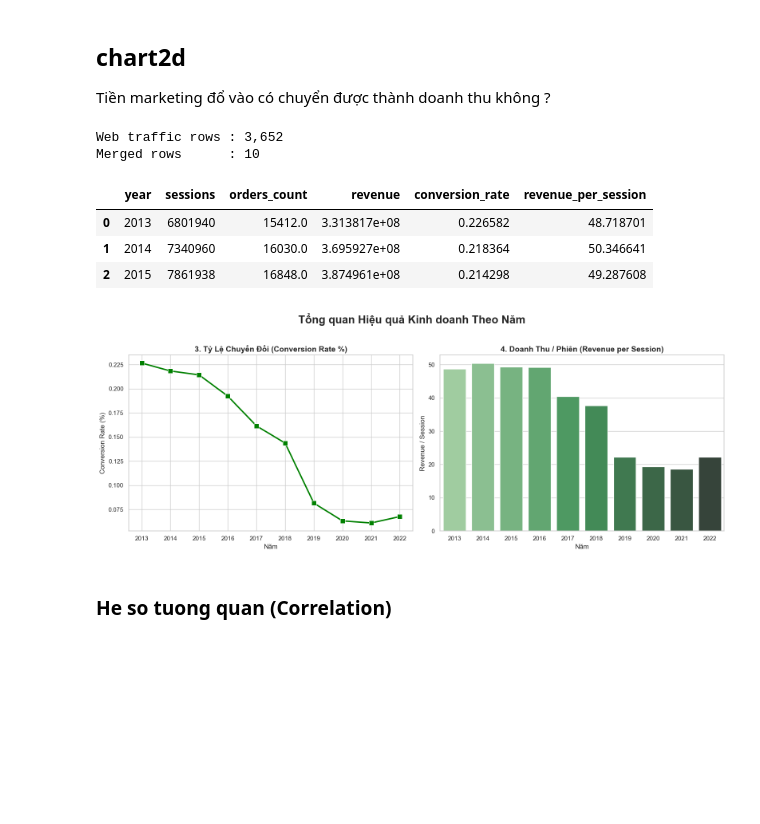
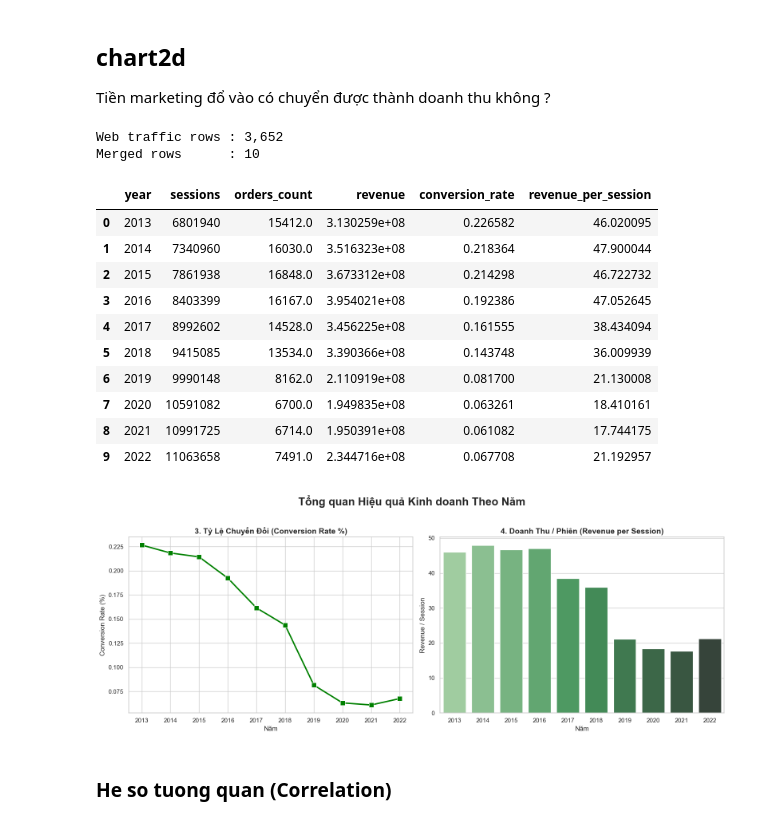
Before and after one commit to MinhCYB/BountyHunter, a Jupyter notebook: notebooks/Story2.ipynb, the cells around one changed output. Saved outputs shown, nothing was run; the diff lists cells and outputs as text; code cells hidden in the pictures; blank space fills up the shorter version.

```diff
--- a/notebooks/Story2.ipynb
+++ b/notebooks/Story2.ipynb
@@ -34,7 +35,7 @@ df = order.merge(
 
 # ── Revenue từ order_items ────────────
 order_items['revenue'] = (
-    order_items['unit_price'] * order_items['quantity']
+    order_items['unit_price'] * order_items['quantity'] - order_items["discount_amount"]
 )
 order_rev = order_items.groupby('order_id')['revenue'].sum().reset_index()
 df = df.merge(order_rev, on='order_id', how='left')
@@ -100,7 +101,6 @@ metrics = (
     .merge(retention, on='acquisition_channel')
     .merge(gap,       on='acquisition_channel')
     .merge(ret_rate,  on='acquisition_channel')
-# key     .drop(columns=['total_revenue'])
 )
 metrics = metrics.round(2)
 metrics
@@ -543,7 +538,7 @@ df = order.copy()
 
 # Revenue từ order_items
 order_items['revenue'] = (
-    order_items['unit_price'] * order_items['quantity']
+    order_items['unit_price'] * order_items['quantity'] - order_items["discount_amount"]
 )
 order_rev = order_items.groupby('order_id')['revenue'].sum().reset_index()
 df = df.merge(order_rev, on='order_id', how='left')
@@ -682,7 +660,7 @@ Tiền marketing đổ vào có chuyển được thành doanh thu không ?
 # %%
 # Revenue từ order_items
 order_items['revenue'] = (
-    order_items['unit_price'] * order_items['quantity']
+    order_items['unit_price'] * order_items['quantity'] - order_items["discount_amount"]
 )
 order_rev = order_items.groupby('order_id')['revenue'].sum().reset_index()
 
@@ -703,37 +681,44 @@ daily_orders = (
 
 # Join web_traffic × daily_orders theo date + traffic_source
 web_traffic["date"] = pd.to_datetime(web_traffic["date"])
 
 merged = web_traffic.merge(daily_orders, on=['date', 'traffic_source'], how='left')
 
 merged['orders_count'] = merged['orders_count'].fillna(0)
 merged['revenue']      = merged['revenue'].fillna(0)
 merged['year']         = merged['date'].dt.year
 
 yearly_summary = (
     merged.groupby('year')
     .agg(
         sessions=('sessions', 'sum'),
         orders_count=('orders_count', 'sum'),
         revenue=('revenue', 'sum')
     )
     .reset_index()
 )
 
 # Metrics hàng ngày
 yearly_summary['conversion_rate']     = yearly_summary['orders_count'] / yearly_summary['sessions'] * 100
 yearly_summary['revenue_per_session'] = yearly_summary['revenue']      / yearly_summary['sessions']
 
 print(f'Web traffic rows : {len(web_traffic):,}')
 print(f'Merged rows      : {len(yearly_summary):,}')
-yearly_summary.head(3)
+yearly_summary
 # %% [output]
 Web traffic rows : 3,652
 Merged rows      : 10
 |  | year | sessions | orders_count | revenue | conversion_rate | revenue_per_session |
-| 0 | 2013 | 6801940 | 15412.0 | 3.313817e+08 | 0.226582 | 48.718701 |
-| 1 | 2014 | 7340960 | 16030.0 | 3.695927e+08 | 0.218364 | 50.346641 |
-| 2 | 2015 | 7861938 | 16848.0 | 3.874961e+08 | 0.214298 | 49.287608 |
+| 0 | 2013 | 6801940 | 15412.0 | 3.130259e+08 | 0.226582 | 46.020095 |
+| 1 | 2014 | 7340960 | 16030.0 | 3.516323e+08 | 0.218364 | 47.900044 |
+| 2 | 2015 | 7861938 | 16848.0 | 3.673312e+08 | 0.214298 | 46.722732 |
+| 3 | 2016 | 8403399 | 16167.0 | 3.954021e+08 | 0.192386 | 47.052645 |
+| 4 | 2017 | 8992602 | 14528.0 | 3.456225e+08 | 0.161555 | 38.434094 |
+| 5 | 2018 | 9415085 | 13534.0 | 3.390366e+08 | 0.143748 | 36.009939 |
+| 6 | 2019 | 9990148 | 8162.0 | 2.110919e+08 | 0.081700 | 21.130008 |
+| 7 | 2020 | 10591082 | 6700.0 | 1.949835e+08 | 0.063261 | 18.410161 |
+| 8 | 2021 | 10991725 | 6714.0 | 1.950391e+08 | 0.061082 | 17.744175 |
+| 9 | 2022 | 11063658 | 7491.0 | 2.344716e+08 | 0.067708 | 21.192957 |
 # %%
 # Thiết lập style cho biểu đồ
 sns.set_theme(style="whitegrid")
@@ -761,6 +746,6 @@ plt.savefig("../reports/figures/chart2d.png")
 # Hiển thị biểu đồ
 plt.show()
 # %% [output]
-[figure, old version]
+[figure, new version]
 # %% [markdown]
 ### He so tuong quan (Correlation)
```
Also changed, not shown: parts of 13 cells of this notebook, 5 other files.
